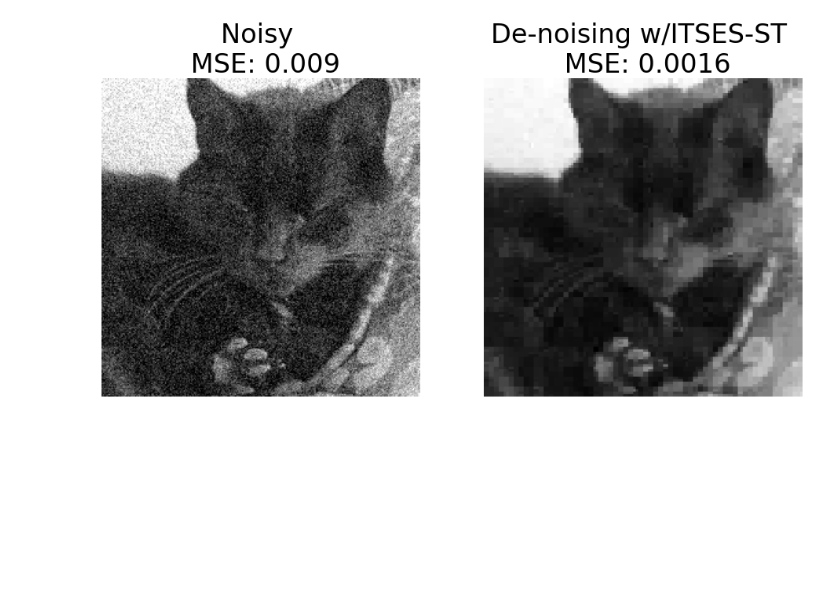
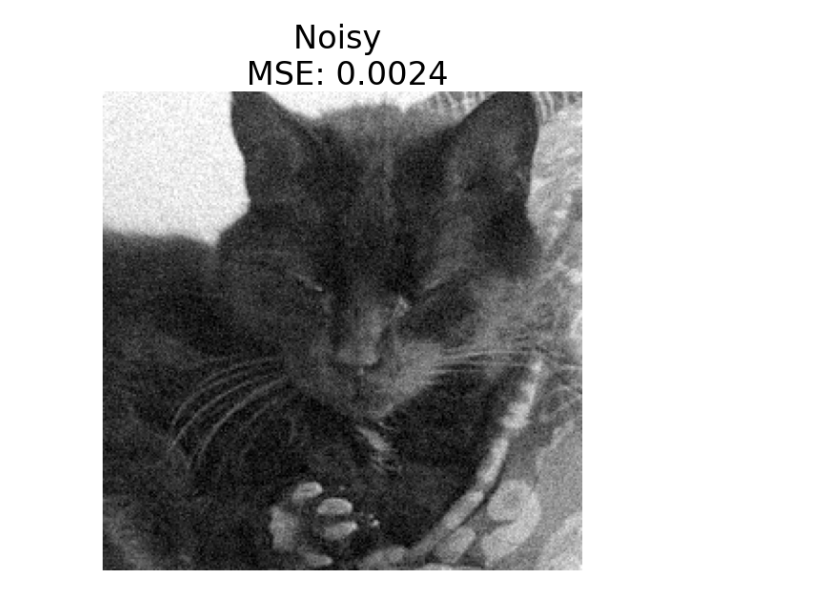
Before and after one commit to AmiAhm/SMNM-Implementation, a Jupyter notebook: image_de-noising-cat-presentation.ipynb, the cells around one changed output. Drawn from its saved outputs; the diff is of its cells as text; code cells hidden in the pictures; blank space fills up the shorter version.

```diff
--- a/image_de-noising-cat-presentation.ipynb
+++ b/image_de-noising-cat-presentation.ipynb
@@ -443,3 +464,5 @@ plt.show()
+# %%
+sigma = 0.05
 # %%
 image = rgb2gray(original_image)
 # Add noise
@@ -486,23 +534,16 @@ threshold is:
 # %%
-fig, ax = plt.subplots(nrows=1, ncols=2, figsize=(16, 8),
+fig, ax = plt.subplots(nrows=1, ncols=1, figsize=(1.5*6, 1.5*7),
                        sharex=True, sharey=True)
 plt.gray()
 
 psnr = str(round(peak_signal_noise_ratio(image, noisy),4))
 mse = str(round(mean_squared_error(image, noisy),4))
-ax[0].imshow(noisy)
-ax[0].axis('off')
-ax[0].set_title('Noisy \n MSE: '+ mse)
+ax.imshow(noisy)
+ax.axis('off')
+ax.set_title('Noisy \n MSE: '+ mse)
 #ax[0].set_title('Noisy')
 
-psnr = str(round(peak_signal_noise_ratio(image, itses_image_st),4))
-mse = str(round(mean_squared_error(image, itses_image_st),4))
-ax[1].imshow(itses_image_st)
-ax[1].axis('off')
-ax[1].set_title('De-noising w/ITSES-ST \n MSE: '+ mse)
-#ax[1].set_title("Proposed denoising method")
-
-plt.savefig("output/figures//cat_small.pdf")
+plt.savefig("output/figures//cat_small_1.pdf")
 plt.show()
 # %% [output]
-[figure, old version]
+[figure, new version]
```
Also changed, not shown: parts of 10 cells of this notebook, 51 other files.
